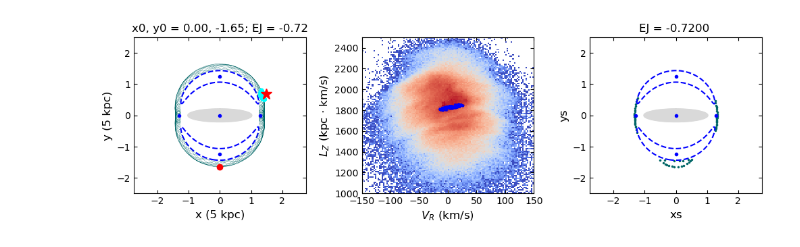
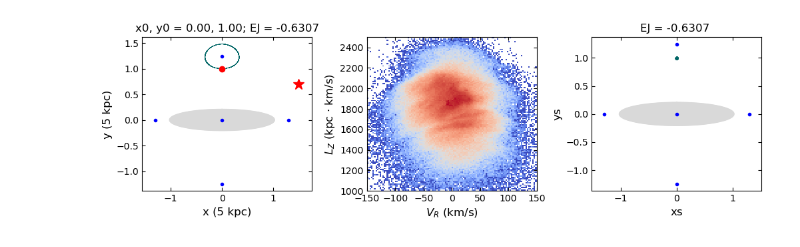
Before and after one commit to HYuLeeP/FerrersModel, a Jupyter notebook: main.ipynb, the cells around one changed output. Drawn from its saved outputs; the diff is of its cells as text; code cells hidden in the pictures.

```diff
--- a/main.ipynb
+++ b/main.ipynb
@@ -59,8 +59,9 @@ axs=plot.axs
 
 # define the initial condition with EJ
 init=ferrers.InitialCondition()
-init.ej=-.72
-init.y0=-1.65
+# 1.    , -0.6307
+init.ej=-.6307
+init.y0=1
 init.InitFromEj()
 
 # Get an instance from orbitplot
@@ -76,32 +77,32 @@ orbitplot.GetOrbit()
 
 # plot the XY plane
 orbitplot.PlotXY(linewidth=.2,ax=ax)
 
 # plot the sun and SNd passing orbits
 orbitplot.PlotSNd(ax=ax,markersize=12)
 
 
 # plot the SNd-LzVr in the second subplot (M2K)
 ax=axs[1]
 # Usually we do this on top of the LzVr density in the solar neighbourhood
 cdt = cdt_good & cdt_SNd
 picrange=[[-150,150],[1000,2500]]
 X=V_R[cdt]
 Y=L_Z[cdt]
 ax.hist2d(X,Y,
            bins=120,
            cmap="coolwarm",
            norm=cl.LogNorm(),
            zorder=1,
            range=picrange,
            )
 
 Lz_Nd,vr_Nd=orbitplot.PlotM2K(ax=ax,zorder=10,markersize=.1)
 
 # plot the surface of secation of this orbit in the third plot
 ax=axs[2]
-xs,ys=orbitplot.PlotSOS(ax=ax,label="hyades-related")
+xs,ys=orbitplot.PlotSOS(ax=ax)
 
 plt.show()
 # %% [output]
-[figure, old version]
+[figure, new version]
```
Also changed, not shown: parts of 11 cells of this notebook, 1 other file.
